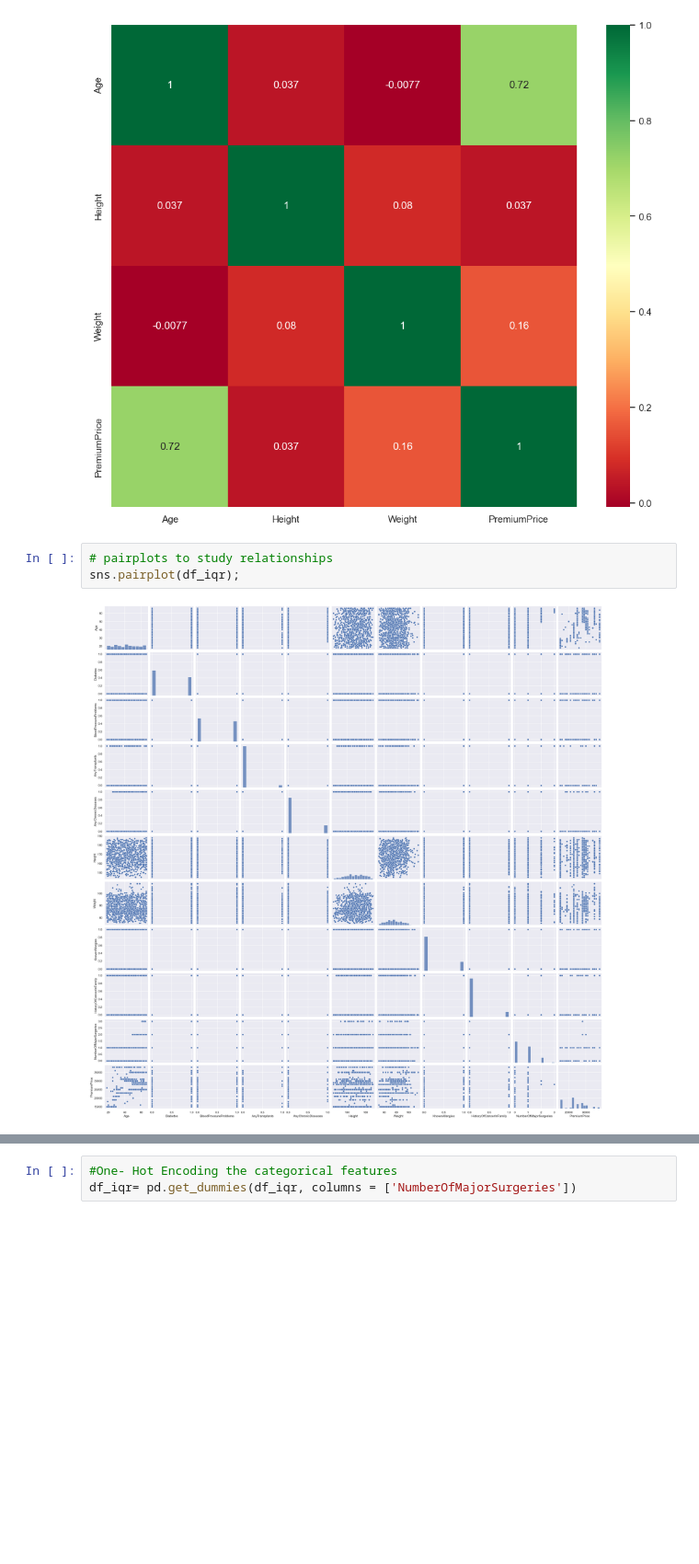
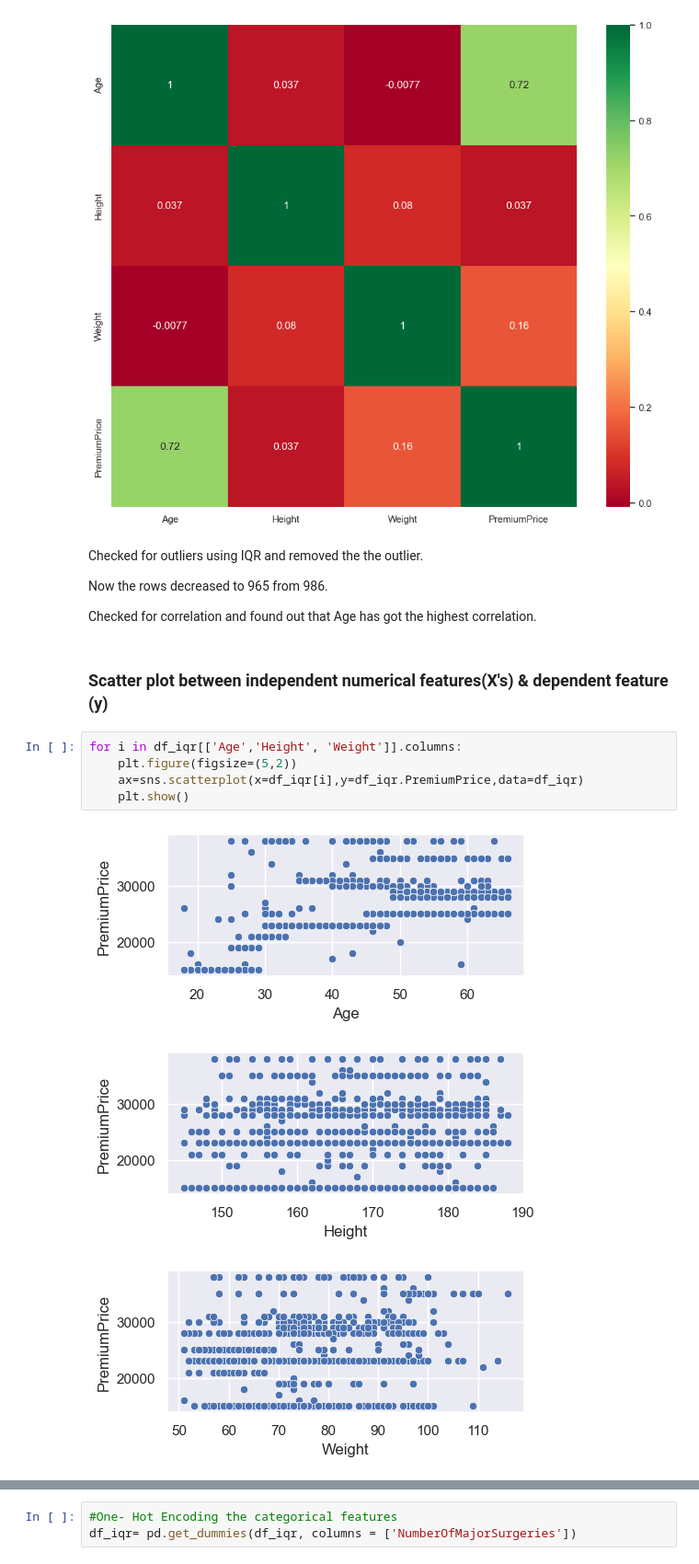
Before and after one commit to Akashjosekannai/Insurance-Premium-Prediction, a Jupyter notebook: UntitledMedical Insurance Premium Prediction.ipynb, the cells around one changed output, grey strips where cells are left out. Shown at 92% size. Drawn from its saved outputs; the diff is of its cells as text; blank space fills up the shorter version.

```diff
--- a/UntitledMedical Insurance Premium Prediction.ipynb
+++ b/UntitledMedical Insurance Premium Prediction.ipynb
@@ -345,8 +345,20 @@ plt.figure(figsize=(12,10))
 p=sns.heatmap(df_iqr.corr(),annot=True,cmap ='RdYlGn')
 # %% [output]
 [figure]
-# %%
-# pairplots to study relationships
-sns.pairplot(df_iqr);
-# %% [output]
-[figure, removed]
+# %% [markdown]
+ Checked for outliers using IQR and removed the the outlier.
+
+ Now the rows decreased to 965 from 986.
+
+ Checked for correlation and found out that Age has got the highest correlation.
+# %% [markdown]
+### Scatter plot between independent numerical features(X's) & dependent feature (y)
+# %%
+for i in df_iqr[['Age','Height', 'Weight']].columns:
+    plt.figure(figsize=(5,2))
+    ax=sns.scatterplot(x=df_iqr[i],y=df_iqr.PremiumPrice,data=df_iqr)
+    plt.show()
+# %% [output]
+[figure, added]
+[figure, added]
+[figure, added]
```
Also changed, not shown: parts of 12 cells of this notebook.
